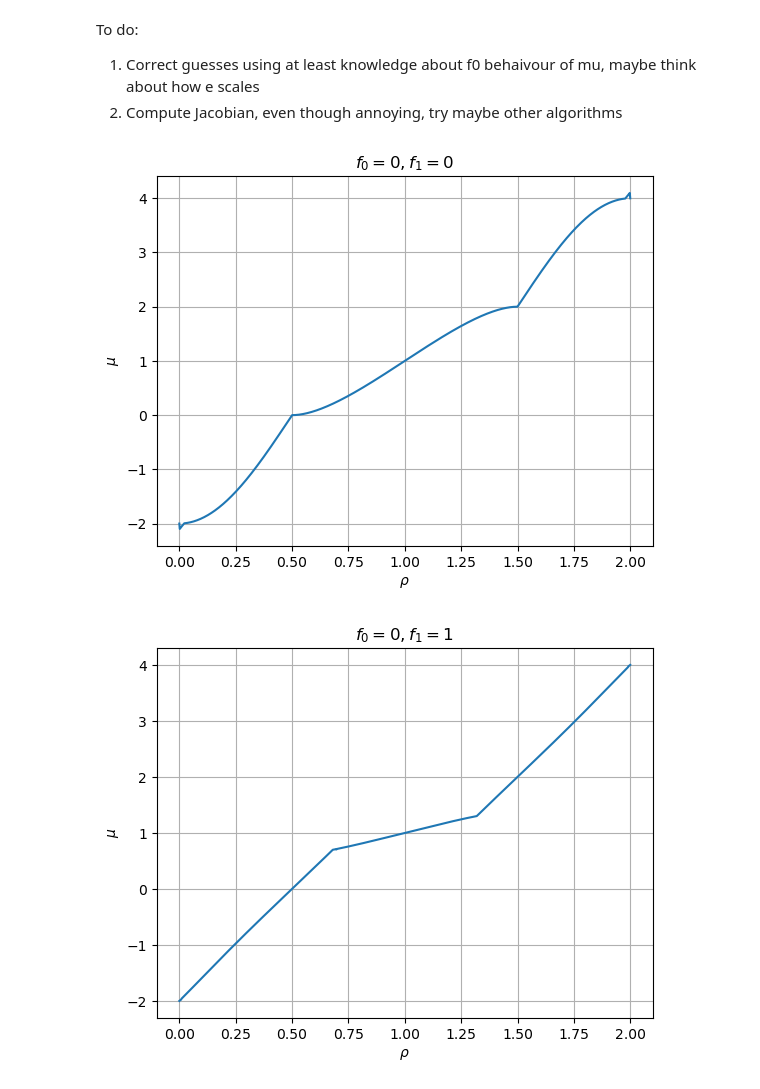
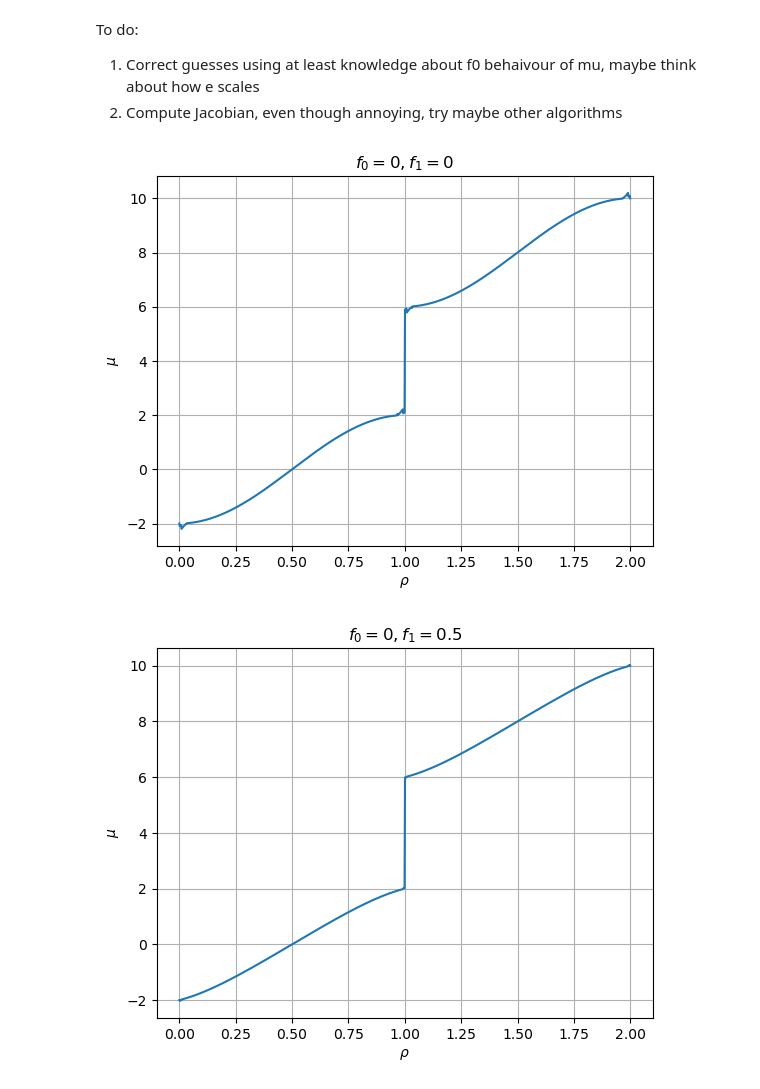
Before and after one commit to janjhch/bachelorthesis, a Jupyter notebook: meanfield/landau_f1.ipynb, the cells around one changed output. Saved outputs shown, nothing was run; the diff lists cells and outputs as text; code cells hidden in the pictures.

```diff
--- a/meanfield/landau_f1.ipynb
+++ b/meanfield/landau_f1.ipynb
@@ -144,11 +144,11 @@ To do:
 2. Compute Jacobian, even though annoying, try maybe other algorithms
 # %%
 rho_array = np.linspace(0, 2, 1000)
-mu_array_hk, e_tilde_array_hk = make_solution_arrays_norm(rho_array, 2, 0, 0)
+mu_array_hk, e_tilde_array_hk = make_solution_arrays_norm(rho_array, 8, 0, 0)
 one_plot(rho_array, mu_array_hk, r'$\rho$', r'$\mu$', r'$f_0 = 0, f_1=0$')
 #one_plot(rho_array, e_tilde_array_hk, r'$\rho$', r'$\tilde{e}$', r'$f_0 = 0, f_1=0$')
-mu_array_f1, e_tilde_array_f1 = make_solution_arrays_norm(rho_array, 2, 0, 1)
-one_plot(rho_array, mu_array_f1, r'$\rho$', r'$\mu$', r'$f_0 = 0, f_1=1$')
+mu_array_f1, e_tilde_array_f1 = make_solution_arrays_norm(rho_array, 8, 0, 0.5)
+one_plot(rho_array, mu_array_f1, r'$\rho$', r'$\mu$', r'$f_0 = 0, f_1=0.5$')
 # %% [output]
-[figure, old version]
+[figure, new version]
-[figure, old version]
+[figure, new version]
```
Also changed, not shown: 1 other file.
